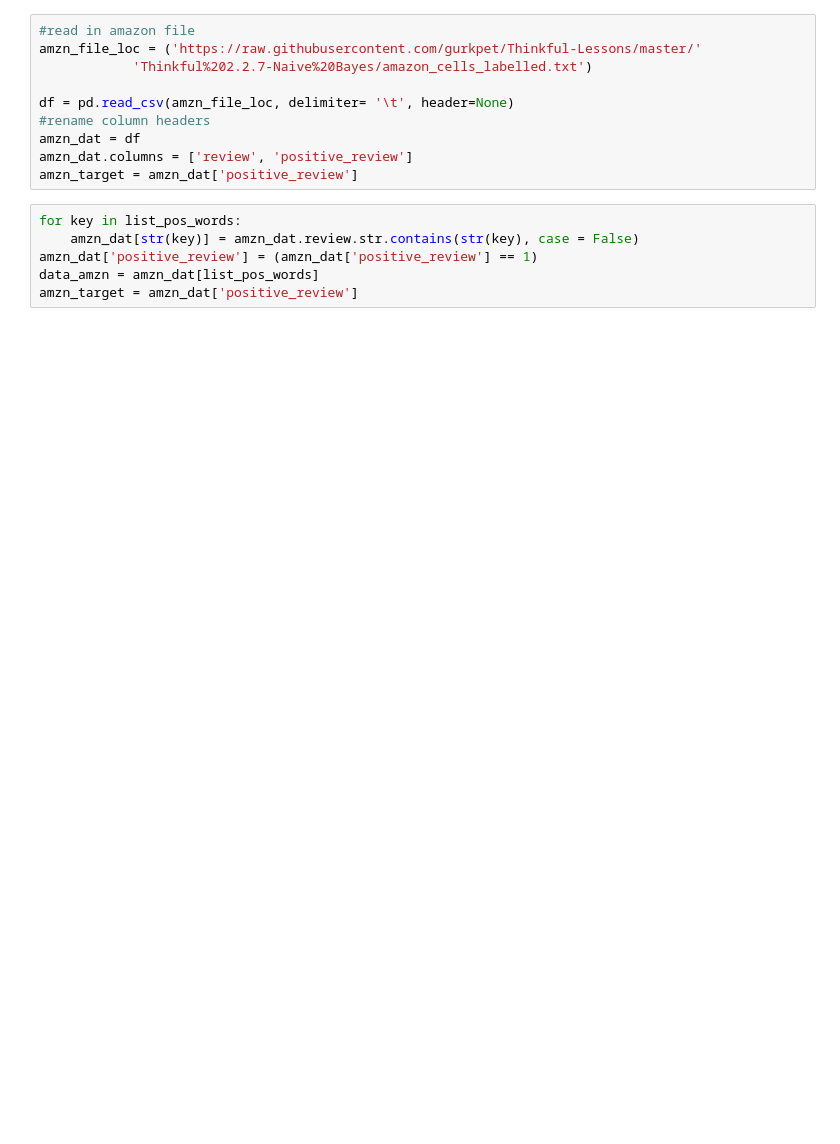
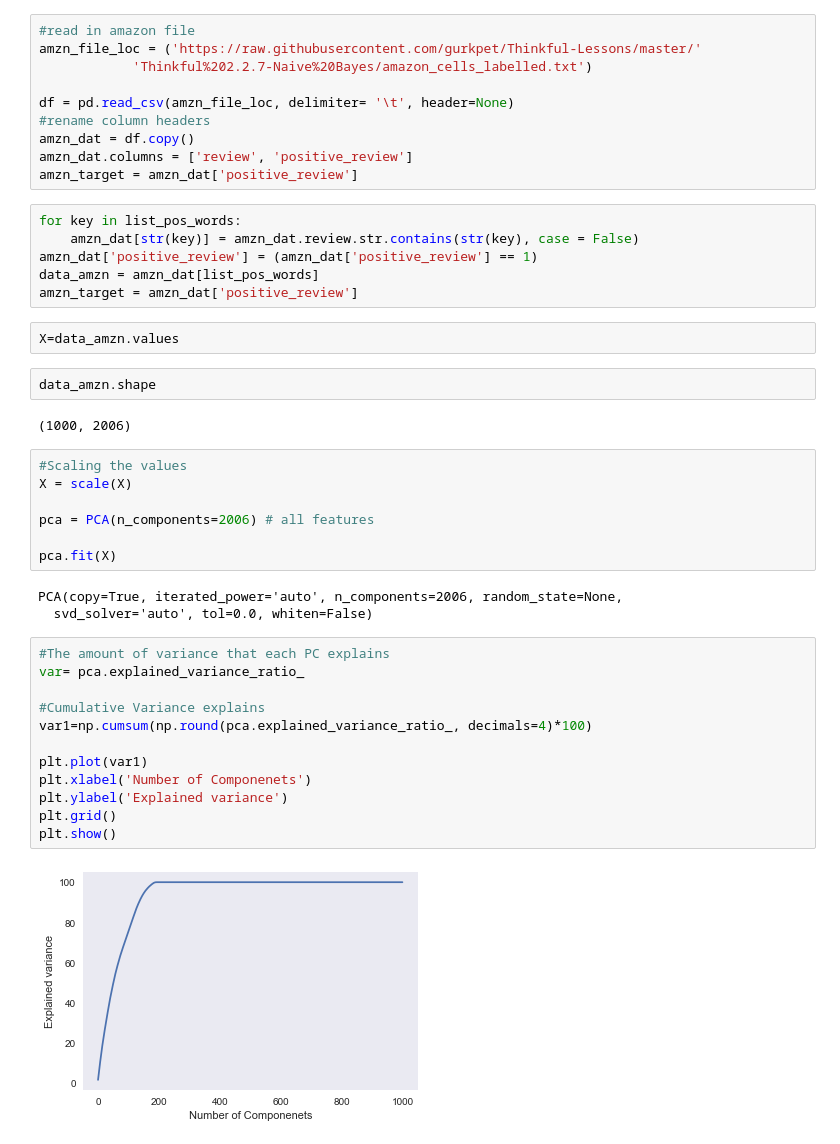
Before and after one commit to gurkpet/Thinkful-Lessons, a Jupyter notebook: Thinkful 2.2.7-Naive Bayes/Naive+Bayes+Lesson-p2+-+via+sklearn.ipynb, the cells around one changed output. Saved outputs shown, nothing was run; the diff lists cells and outputs as text; blank space fills up the shorter version.

```diff
--- a/Thinkful 2.2.7-Naive Bayes/Naive+Bayes+Lesson-p2+-+via+sklearn.ipynb
+++ b/Thinkful 2.2.7-Naive Bayes/Naive+Bayes+Lesson-p2+-+via+sklearn.ipynb
@@ -41,7 +43,7 @@ amzn_file_loc = ('https://raw.githubusercontent.com/gurkpet/Thinkful-Lessons/mas
 
 df = pd.read_csv(amzn_file_loc, delimiter= '\t', header=None)
 #rename column headers
-amzn_dat = df
+amzn_dat = df.copy()
 amzn_dat.columns = ['review', 'positive_review']
 amzn_target = amzn_dat['positive_review']
 # %%
@@ -50,3 +52,33 @@ for key in list_pos_words:
 amzn_dat['positive_review'] = (amzn_dat['positive_review'] == 1)
 data_amzn = amzn_dat[list_pos_words]
 amzn_target = amzn_dat['positive_review']
+# %%
+X=data_amzn.values
+# %%
+data_amzn.shape
+# %% [output]
+(1000, 2006)
+# %%
+#Scaling the values
+X = scale(X)
+
+pca = PCA(n_components=2006) # all features
+
+pca.fit(X)
+# %% [output]
+PCA(copy=True, iterated_power='auto', n_components=2006, random_state=None,
+  svd_solver='auto', tol=0.0, whiten=False)
+# %%
+#The amount of variance that each PC explains
+var= pca.explained_variance_ratio_
+
+#Cumulative Variance explains
+var1=np.cumsum(np.round(pca.explained_variance_ratio_, decimals=4)*100)
+
+plt.plot(var1)
+plt.xlabel('Number of Componenets')
+plt.ylabel('Explained variance')
+plt.grid()
+plt.show()
+# %% [output]
+[figure, added]
```
Also changed, not shown: parts of 12 cells of this notebook.
